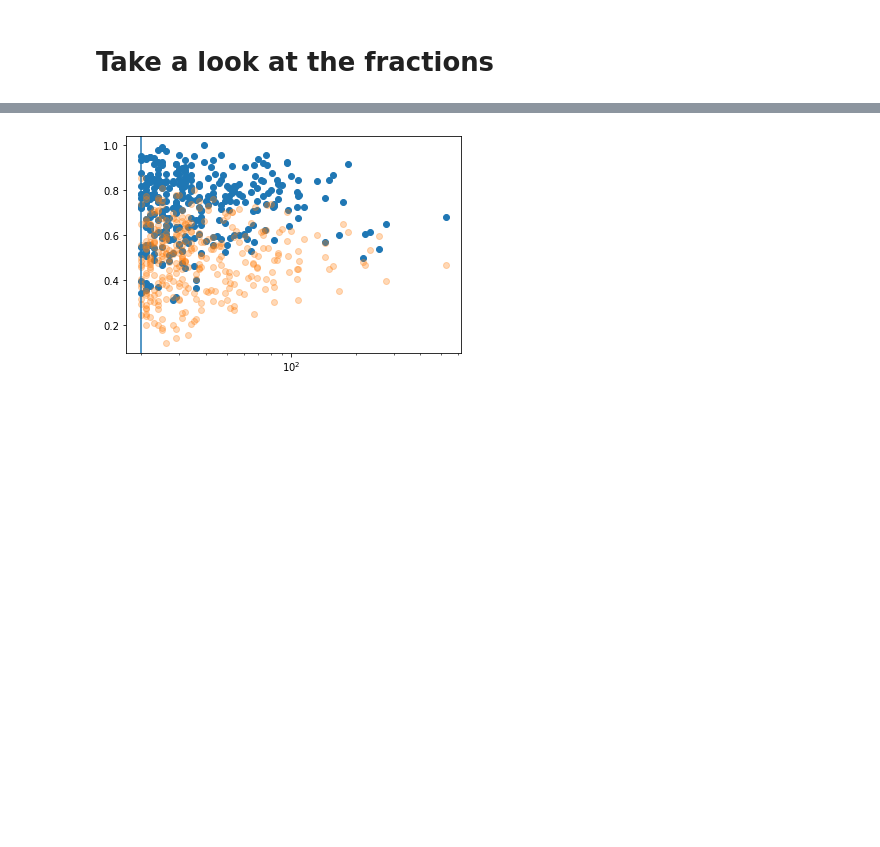
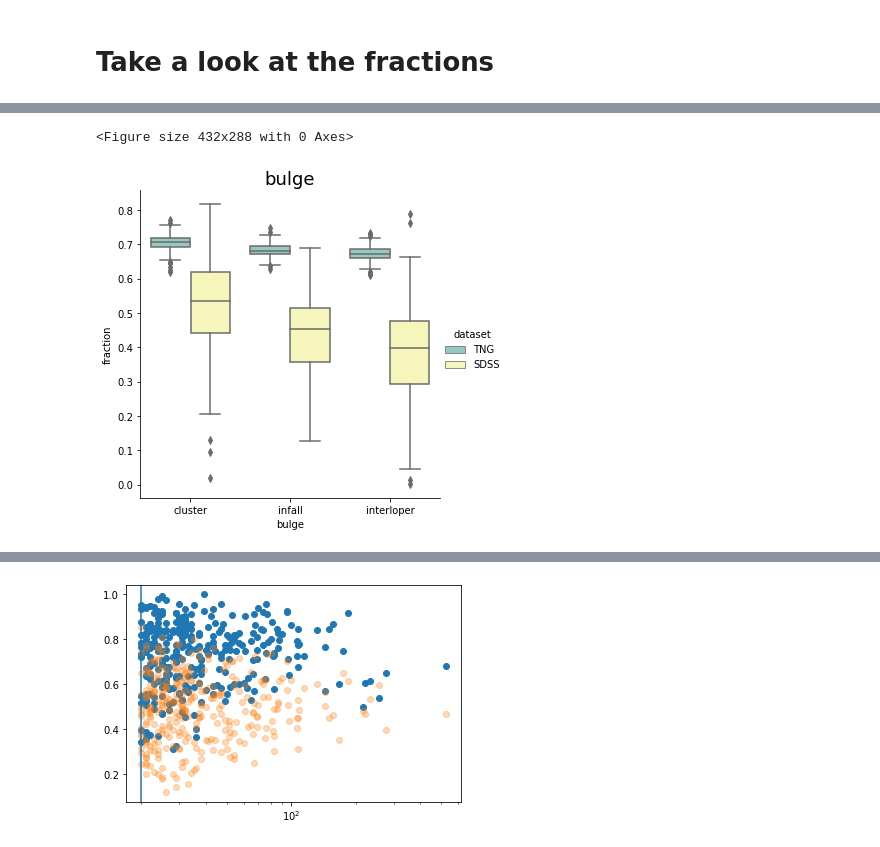
Before and after one commit to estevesjh/galaxyFormation, a Jupyter notebook: notebooks/plot_fractions.ipynb, the cells around one changed output, grey strips where cells are left out. Saved outputs shown, nothing was run; the diff lists cells and outputs as text; code cells hidden in the pictures; blank space fills up the shorter version.

```diff
--- a/notebooks/plot_fractions.ipynb
+++ b/notebooks/plot_fractions.ipynb
@@ -116 +128,6 @@ def plot_enviroment(cat,mytpe):
+# %%
+plot_enviroment2(cat0,cat1,'bulge')
+# %% [output]
+<Figure size 432x288 with 0 Axes>
+[figure, added]
 # %%
```
Also changed, not shown: parts of 16 cells of this notebook, 16 other files.
